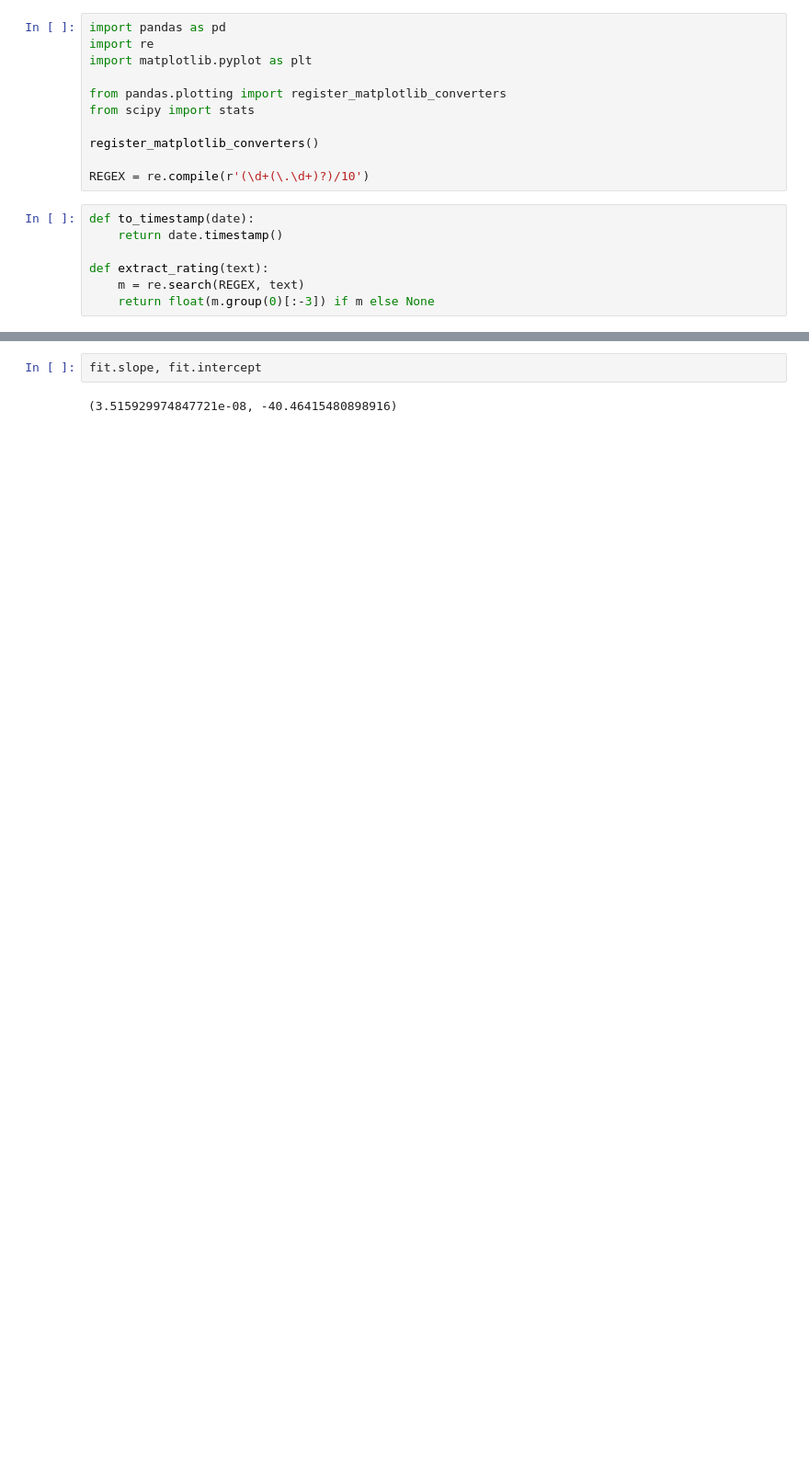
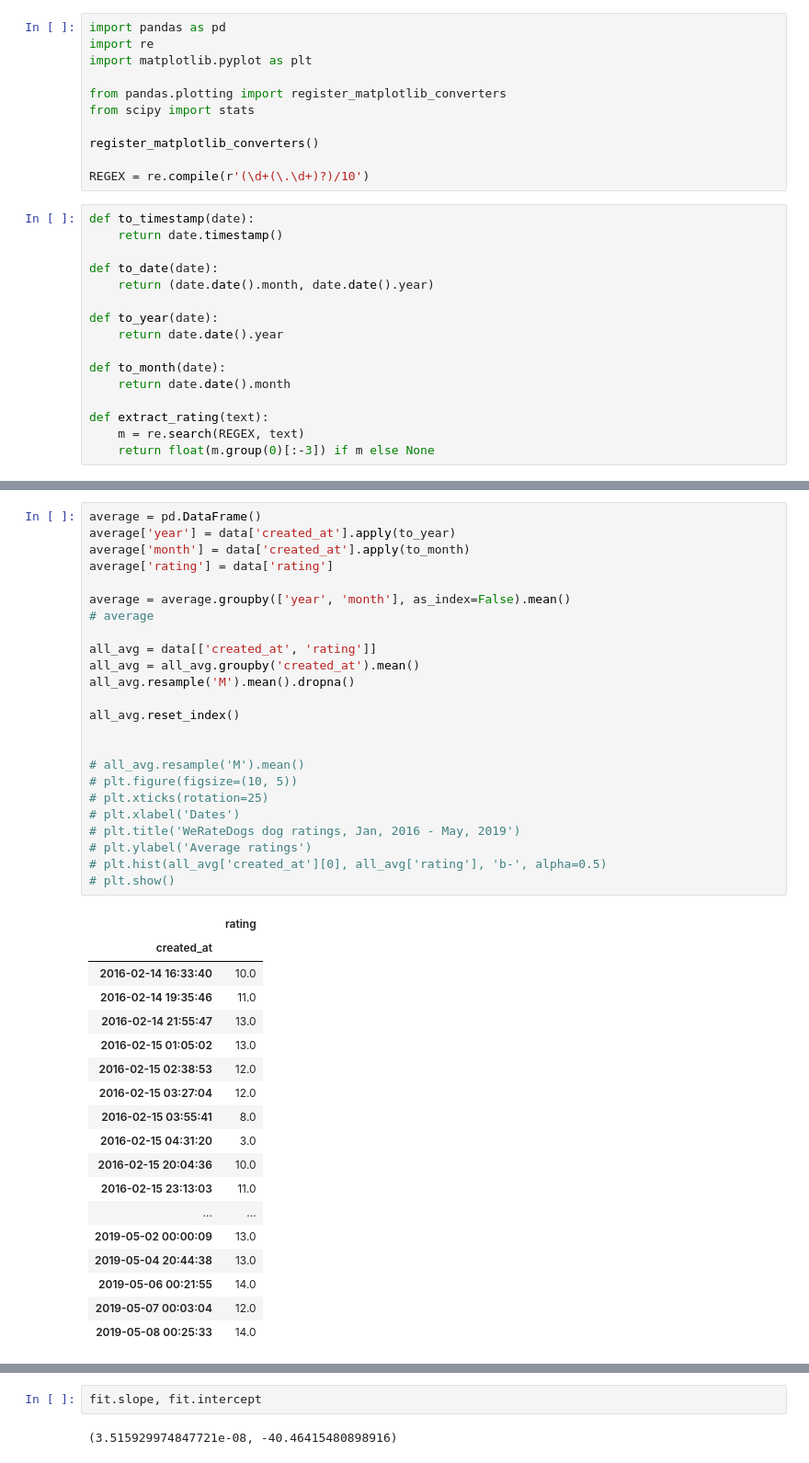
Before and after one commit to maknontawat/computational-data-science, a Jupyter notebook: e7/dog-rates.ipynb, the cells around one changed output, grey strips where cells are left out. Shown at 92% size. Cells and saved outputs as stored; diff of their text form; blank space fills up the shorter version.

```diff
--- a/e7/dog-rates.ipynb
+++ b/e7/dog-rates.ipynb
@@ -13,6 +13,15 @@ REGEX = re.compile(r'(\d+(\.\d+)?)/10')
 def to_timestamp(date):
     return date.timestamp()
 
+def to_date(date):
+    return (date.date().month, date.date().year)
+
+def to_year(date):
+    return date.date().year
+
+def to_month(date):
+    return date.date().month
+
 def extract_rating(text):
     m = re.search(REGEX, text)
     return float(m.group(0)[:-3]) if m else None
@@ -48,0 +37,43 @@ data
+# %%
+average = pd.DataFrame()
+average['year'] = data['created_at'].apply(to_year)
+average['month'] = data['created_at'].apply(to_month)
+average['rating'] = data['rating']
+
+average = average.groupby(['year', 'month'], as_index=False).mean()
+# average
+
+all_avg = data[['created_at', 'rating']]
+all_avg = all_avg.groupby('created_at').mean()
+all_avg.resample('M').mean().dropna()
+
+all_avg.reset_index()
+
+
+# all_avg.resample('M').mean()
+# plt.figure(figsize=(10, 5))
+# plt.xticks(rotation=25)
+# plt.xlabel('Dates')
+# plt.title('WeRateDogs dog ratings, Jan, 2016 - May, 2019')
+# plt.ylabel('Average ratings')
+# plt.hist(all_avg['created_at'][0], all_avg['rating'], 'b-', alpha=0.5)
+# plt.show()
+# %% [output]
+|  | rating |
+| created_at |  |
+| 2016-02-14 16:33:40 | 10.0 |
+| 2016-02-14 19:35:46 | 11.0 |
+| 2016-02-14 21:55:47 | 13.0 |
+| 2016-02-15 01:05:02 | 13.0 |
+| 2016-02-15 02:38:53 | 12.0 |
+| 2016-02-15 03:27:04 | 12.0 |
+| 2016-02-15 03:55:41 | 8.0 |
+| 2016-02-15 04:31:20 | 3.0 |
+| 2016-02-15 20:04:36 | 10.0 |
+| 2016-02-15 23:13:03 | 11.0 |
+| ... | ... |
+| 2019-05-02 00:00:09 | 13.0 |
+| 2019-05-04 20:44:38 | 13.0 |
+| 2019-05-06 00:21:55 | 14.0 |
+| 2019-05-07 00:03:04 | 12.0 |
+| 2019-05-08 00:25:33 | 14.0 |
```
Also changed, not shown: parts of 8 cells of this notebook.
